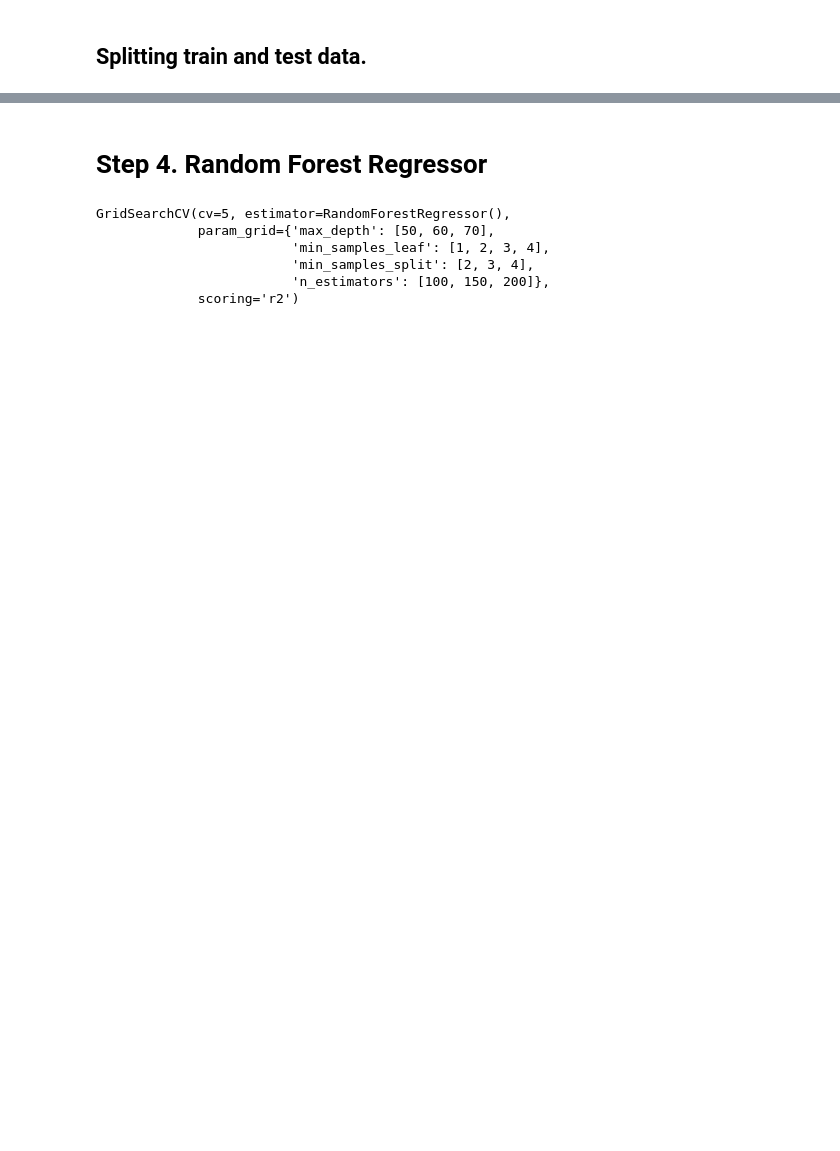
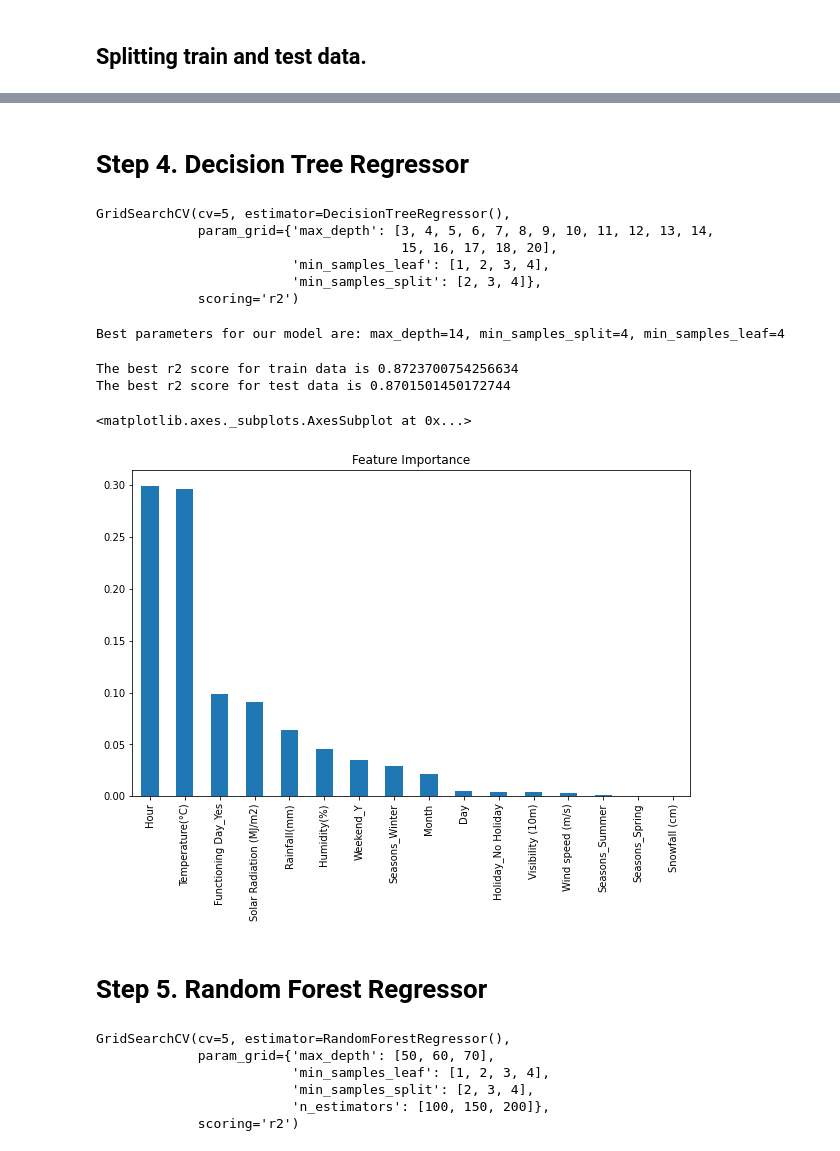
Before and after one commit to ghanalk1/Bike-Sharing-Demand-Prediction, a Jupyter notebook: Bike_Sharing_Demand_Prediction_Capstone_Project.ipynb, the cells around one changed output, grey strips where cells are left out. Drawn from its saved outputs; the diff is of its cells as text; code cells hidden in the pictures; blank space fills up the shorter version.

```diff
--- a/Bike_Sharing_Demand_Prediction_Capstone_Project.ipynb
+++ b/Bike_Sharing_Demand_Prediction_Capstone_Project.ipynb
@@ -323,0 +370,2 @@ print(X_test.shape)
+# %% [markdown]
+# **Step 4. Decision Tree Regressor**
@@ -324,3 +379,45 @@ print(X_test.shape)
+# %%
+from sklearn.model_selection import GridSearchCV
+from sklearn.tree import DecisionTreeRegressor
+
+dtr = DecisionTreeRegressor()
+
+# hyper parameter tuning using gridSearchCV
+parameters = {'max_depth': [int(i) for i in np.linspace(start=3, stop=20, num=17)],
+              'min_samples_split':[2,3,4],
+              'min_samples_leaf':[1,2,3,4],
+              }
+
+gridsearch_dtr = GridSearchCV(dtr, parameters, scoring='r2', cv=5)
+gridsearch_dtr.fit(X_train, y_train)
+# %% [output]
+GridSearchCV(cv=5, estimator=DecisionTreeRegressor(),
+             param_grid={'max_depth': [3, 4, 5, 6, 7, 8, 9, 10, 11, 12, 13, 14,
+                                       15, 16, 17, 18, 20],
+                         'min_samples_leaf': [1, 2, 3, 4],
+                         'min_samples_split': [2, 3, 4]},
+             scoring='r2')
+# %%
+# best parameters.
+print('Best parameters for our model are: max_depth={}, min_samples_split={}, min_samples_leaf={}'.format(gridsearch_dtr.best_params_['max_depth'],
+                                    gridsearch_dtr.best_params_['min_samples_split'], gridsearch_dtr.best_params_['min_samples_leaf']))
+# %% [output]
+Best parameters for our model are: max_depth=14, min_samples_split=4, min_samples_leaf=4
+# %%
+# train and test performance
+train_score = gridsearch_dtr.best_score_
+test_score = gridsearch_dtr.best_estimator_.score(X_test,y_test)
+
+print('The best r2 score for train data is {}'.format(train_score))
+print('The best r2 score for test data is {}'.format(test_score))
+# %% [output]
+The best r2 score for train data is 0.8723700754256634
+The best r2 score for test data is 0.8701501450172744
+# %%
+plotting_imp_features(gridsearch_dtr.best_estimator_, X_train)
+# %% [output]
+<matplotlib.axes._subplots.AxesSubplot at 0x...>
+[figure, added]
 # %% [markdown]
-# **Step 4. Random Forest Regressor**
+# **Step 5. Random Forest Regressor**
 # %%
```
Also changed, not shown: parts of 26 cells of this notebook.
